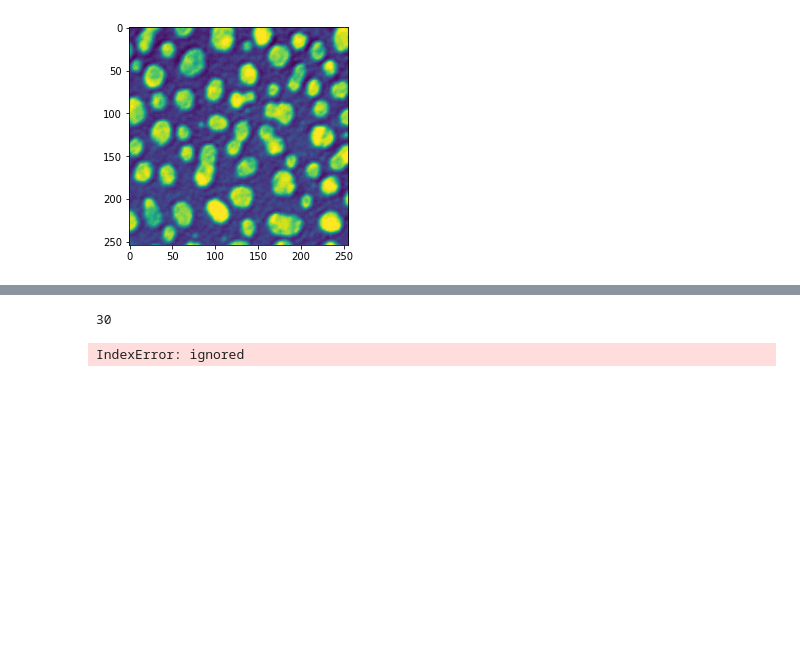
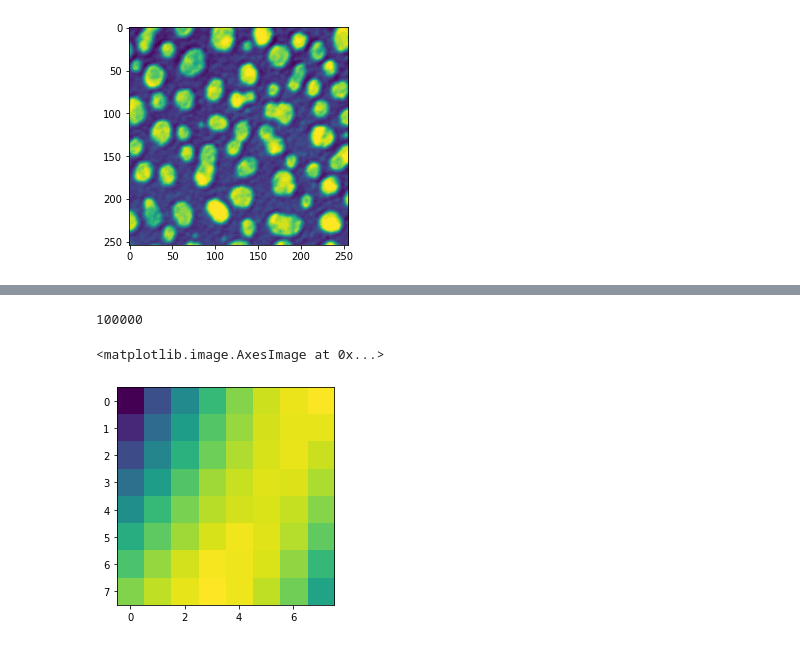
Before and after one commit to BadPrograms/Sanger-s-Optimized, a Jupyter notebook: Sanger's_rule(General_Hebbian_Algorithm).ipynb, the cells around one changed output, grey strips where cells are left out. Saved outputs shown, nothing was run; the diff lists cells and outputs as text; code cells hidden in the pictures; blank space fills up the shorter version.

```diff
--- a/Sanger's_rule(General_Hebbian_Algorithm).ipynb
+++ b/Sanger's_rule(General_Hebbian_Algorithm).ipynb
@@ -5,12 +5,13 @@ import numpy as np
 from sklearn.preprocessing import normalize
 from sklearn.datasets import make_blobs
 from sklearn.preprocessing import StandardScaler
-
+from numba import njit
+#@njit
 # Set random seed for reproducibility
 np.random.seed(1000)
 
 # Create and scale dataset
-X, _ = make_blobs(n_samples=10, centers=2, cluster_std=1, random_state=1000)
+X, _ = make_blobs(n_samples=10000, centers=2, cluster_std=1, random_state=1300)
 # %%
 #scaling of values ( X- mean(X))
 scaler = StandardScaler(with_std=False)
@@ -106,5 +121,5 @@ print(a.shape)
 # %%
-wei=gha(a.T,8)
+wei=gha(a,10)
+wei=np.flip(wei,axis=1)
 
-
-print(len(wei))
+#print((wei.shape))
@@ -117,26 +147,26 @@ print(wei.shape)
 # %%
 #coefficients algorithm
 #to flattened filtro ka9e grammh
 #oso pane oi grammes meiwnetai h shmantikothta
-
-def coef(ar,pca,weights):
-  v=np.zeros((30,30,pca))
-  #print(v[:,0])
-  weights=weights.T
-  for number in range(0,8):
-    for i in range(30):
-      for j in range(30):
+#plt.imshow(a)
+@njit
+def coef(ar,pca,weights,startingi=150,startingj=100):
+  v=np.zeros((8,8,pca))
+  for number in range(0,pca):
+    for i in range(8):
+      for j in range(8):
         for q in range(8):
           for p in range(8):
-            v[i,j,number]+=weights[p+30*q,number]*ar[i+p,j+q]
+            v[i,j,number]+=weights[number,p+8*q]*ar[p+i+startingi,q+j+startingj]
           #number+=1
   return v
 print(len(a))
-coefs=coef(a,8,wei)[:,:]
+coefs=coef(imarray,8,wei,26,49)
 #coefs
-plt.imshow(coefs[:,:,1])
-print(coefs)
+plt.imshow(coefs[:,:,4])
+#print(coefs)
 # %% [output]
-30
+100000
-IndexError: ignored
+<matplotlib.image.AxesImage at 0x...>
+[figure, added]
 # %%
```
Also changed, not shown: parts of 18 cells of this notebook.
